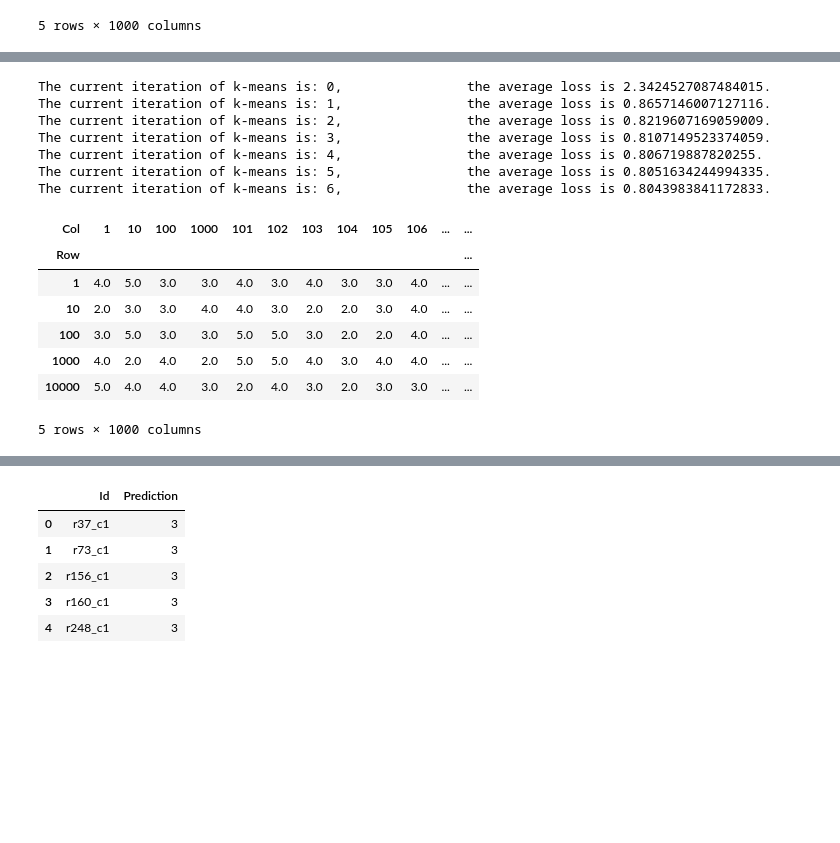
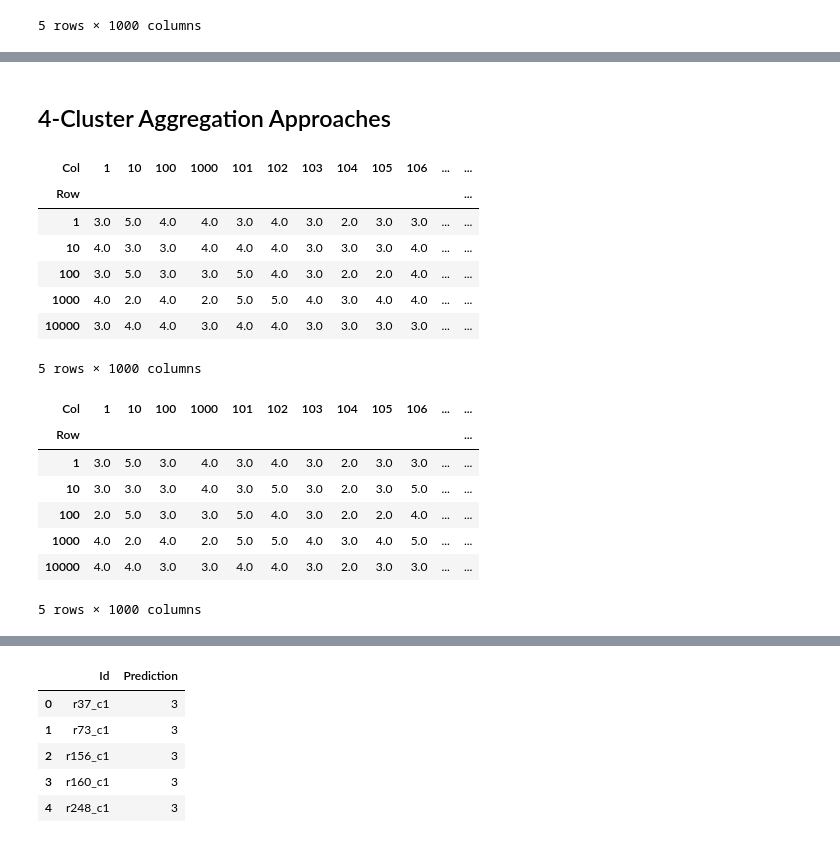
Before and after one commit to Battleman/Space-ML, a Jupyter notebook: Project2/Project2.ipynb, the cells around one changed output, grey strips where cells are left out. Saved outputs shown, nothing was run; the diff lists cells and outputs as text; code cells hidden in the pictures; blank space fills up the shorter version.

Commit message:
Median And Most Frequent Aggregation

```diff
--- a/Project2/Project2.ipynb
+++ b/Project2/Project2.ipynb
@@ -163,12 +178,0 @@ The current iteration of k-means is: 2,                the average loss is 0.477
-# %%
-#Defining the parameters
-k_min = 100
-k_max=300
-max_iters = 100
-threshold = 1e-2
-#Grid-searching the number of clusters (by 10s)
-losses=[]
-for i in range(k_min,k_max, (k_max-k_min)//10):
-    print('For k=',i,':')
-    losses.append(kmeans(cli_vs_mov, i, max_iters, threshold)[2])
-plt.plot(range(k_min,k_max, (k_max-k_min)//10),losses)
@@ -195,12 +178,0 @@ The current iteration of k-means is: 3,                the average loss is 0.755
-# %%
-#Defining the parameters
-k_min = 150
-k_max=160
-max_iters = 100
-threshold = 1e-6
-#Grid-searching the number of clusters
-losses=[]
-for i in range(k_min,k_max):
-    print('For k=',i,':')
-    losses.append(kmeans(cli_vs_mov, i, max_iters, threshold)[2])
-plt.plot(range(k_min,k_max),losses)
@@ -227,29 +205,35 @@ The current iteration of k-means is: 17,                the average loss is 0.79
+# %% [markdown]
+## 4-Cluster Aggregation Approaches
 # %%
-#k chosen using the above plots
-k_opt=155
-#Defining the parameters
-max_iters = 100
-threshold = 1e-3
-#Generating a prediction
-assignments, mu, _=kmeans(cli_vs_mov, k_opt, max_iters, threshold)
+#Generating a prediction using the clusters of similar users
 classified=cli_vs_mov.copy()
 mu_rounded=np.round(mu)
 for i in range(k_opt):
     classified[assignments==i]=np.where(np.isnan(classified[assignments==i]),mu_rounded[i],classified[assignments==i])
 classified.head()
 # %% [output]
+| Col | 1 | 10 | 100 | 1000 | 101 | 102 | 103 | 104 | 105 | 106 | ... | ... |
+| Row |  |  |  |  |  |  |  |  |  |  |  | ... |
+| 1 | 3.0 | 5.0 | 4.0 | 4.0 | 3.0 | 4.0 | 3.0 | 2.0 | 3.0 | 3.0 | ... | ... |
+| 10 | 4.0 | 3.0 | 3.0 | 4.0 | 4.0 | 4.0 | 3.0 | 3.0 | 3.0 | 4.0 | ... | ... |
+| 100 | 3.0 | 5.0 | 3.0 | 3.0 | 5.0 | 4.0 | 3.0 | 2.0 | 2.0 | 4.0 | ... | ... |
+| 1000 | 4.0 | 2.0 | 4.0 | 2.0 | 5.0 | 5.0 | 4.0 | 3.0 | 4.0 | 4.0 | ... | ... |
+| 10000 | 3.0 | 4.0 | 4.0 | 3.0 | 4.0 | 4.0 | 3.0 | 3.0 | 3.0 | 3.0 | ... | ... |
-The current iteration of k-means is: 0,                the average loss is 2.3424527087484015.
-The current iteration of k-means is: 1,                the average loss is 0.8657146007127116.
-The current iteration of k-means is: 2,                the average loss is 0.8219607169059009.
-The current iteration of k-means is: 3,                the average loss is 0.8107149523374059.
-The current iteration of k-means is: 4,                the average loss is 0.806719887820255.
-The current iteration of k-means is: 5,                the average loss is 0.8051634244994335.
-The current iteration of k-means is: 6,                the average loss is 0.8043983841172833.
+5 rows × 1000 columns
-| Col | 1 | 10 | 100 | 1000 | 101 | 102 | 103 | 104 | 105 | 106 | ... | ... |
-| Row |  |  |  |  |  |  |  |  |  |  |  | ... |
-| 1 | 4.0 | 5.0 | 3.0 | 3.0 | 4.0 | 3.0 | 4.0 | 3.0 | 3.0 | 4.0 | ... | ... |
-| 10 | 2.0 | 3.0 | 3.0 | 4.0 | 4.0 | 3.0 | 2.0 | 2.0 | 3.0 | 4.0 | ... | ... |
-| 100 | 3.0 | 5.0 | 3.0 | 3.0 | 5.0 | 5.0 | 3.0 | 2.0 | 2.0 | 4.0 | ... | ... |
-| 1000 | 4.0 | 2.0 | 4.0 | 2.0 | 5.0 | 5.0 | 4.0 | 3.0 | 4.0 | 4.0 | ... | ... |
-| 10000 | 5.0 | 4.0 | 4.0 | 3.0 | 2.0 | 4.0 | 3.0 | 2.0 | 3.0 | 3.0 | ... | ... |
-5 rows × 1000 columns
+# %%
+#Generating a prediction using the median of the scores of similar users
+classified=cli_vs_mov.copy()
+median=np.nanmedian(classified,0)[np.newaxis,:]
+for i in range(k_opt):
+    median_k=np.rint(np.nanmedian(np.concatenate((classified[assignments==i],median),0),0))
+    classified[assignments==i]=np.where(np.isnan(classified[assignments==i]),median_k,classified[assignments==i])
+classified.head()
+# %% [output]
+| Col | 1 | 10 | 100 | 1000 | 101 | 102 | 103 | 104 | 105 | 106 | ... | ... |
+| Row |  |  |  |  |  |  |  |  |  |  |  | ... |
+| 1 | 3.0 | 5.0 | 3.0 | 4.0 | 3.0 | 4.0 | 3.0 | 2.0 | 3.0 | 3.0 | ... | ... |
+| 10 | 3.0 | 3.0 | 3.0 | 4.0 | 3.0 | 5.0 | 3.0 | 2.0 | 3.0 | 5.0 | ... | ... |
+| 100 | 2.0 | 5.0 | 3.0 | 3.0 | 5.0 | 4.0 | 3.0 | 2.0 | 2.0 | 4.0 | ... | ... |
+| 1000 | 4.0 | 2.0 | 4.0 | 2.0 | 5.0 | 5.0 | 4.0 | 3.0 | 4.0 | 5.0 | ... | ... |
+| 10000 | 4.0 | 4.0 | 3.0 | 3.0 | 4.0 | 4.0 | 3.0 | 2.0 | 3.0 | 3.0 | ... | ... |
+5 rows × 1000 columns
```
Also changed, not shown: parts of 15 cells of this notebook.
